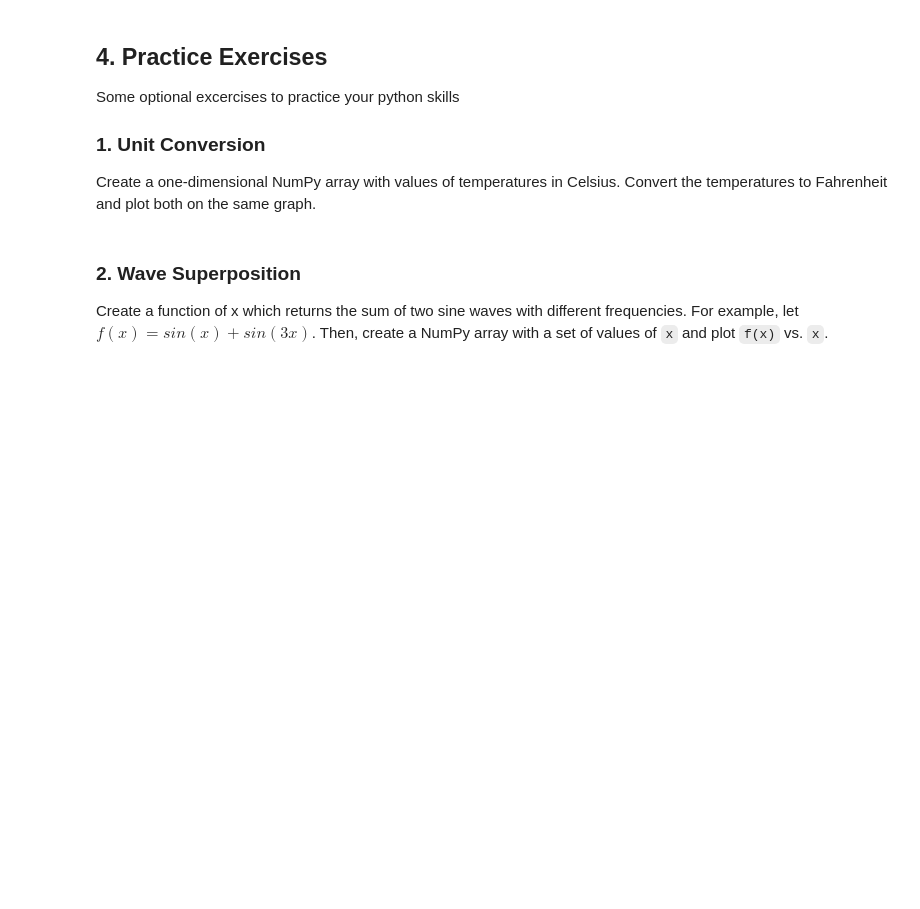
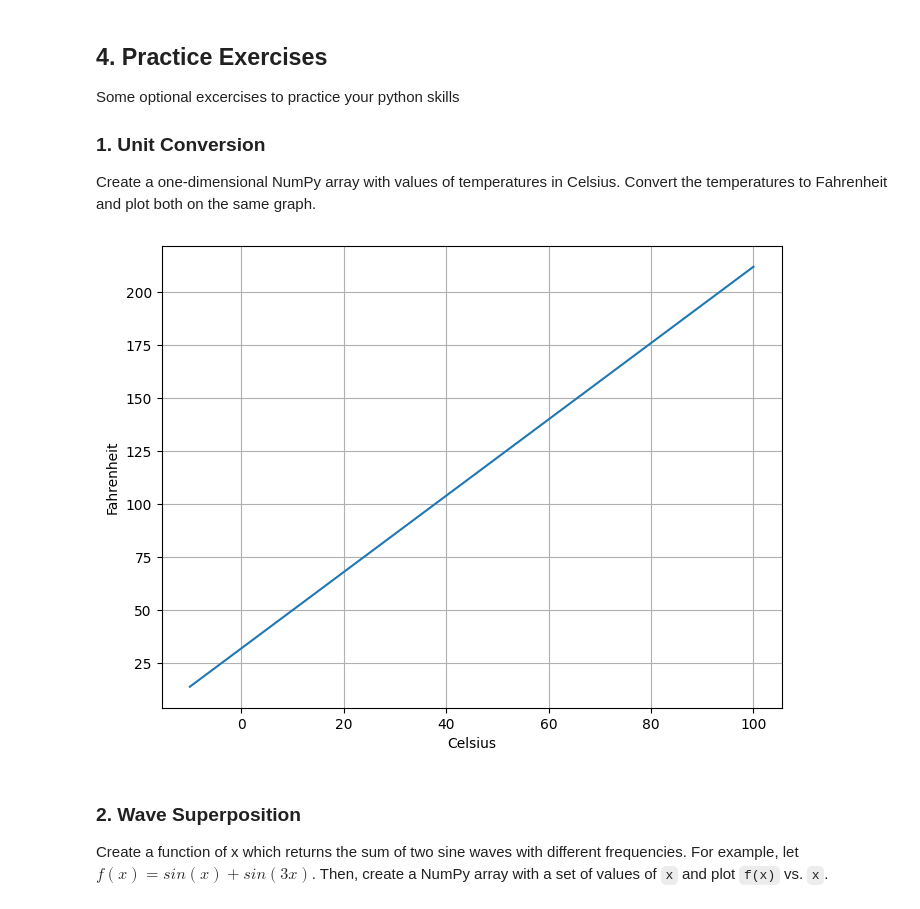
Before and after one commit to hesoane123-dev/QCES, a Jupyter notebook: python_introduction.ipynb, the cells around one changed output. Saved outputs shown, nothing was run; the diff lists cells and outputs as text; code cells hidden in the pictures; blank space fills up the shorter version.

```diff
--- a/python_introduction.ipynb
+++ b/python_introduction.ipynb
@@ -483,3 +413,16 @@ Create a one-dimensional NumPy array with values of temperatures in Celsius. Con
+# %%
+# Your code here
+import numpy as np
+temp_celsius = np.linspace(-10,100,111)
+temp_fahrenheit = temp_celsius * 9/5 + 32
+import matplotlib.pyplot as plt
+plt.figure(figsize=(8,6))
+plt.plot(temp_celsius, temp_fahrenheit)
+plt.xlabel('Celsius')
+plt.ylabel('Fahrenheit')
+plt.grid(True)
+# %% [output]
+[figure, added]
 # %% [markdown]
 ### 2. Wave Superposition
 Create a function of x which returns the sum of two sine waves with different frequencies. For example, let $f(x)=sin(x) + sin(3x)$. Then, create a NumPy array with a set of values of `x` and plot `f(x)` vs. `x`.
```
Also changed, not shown: parts of 20 cells of this notebook.
